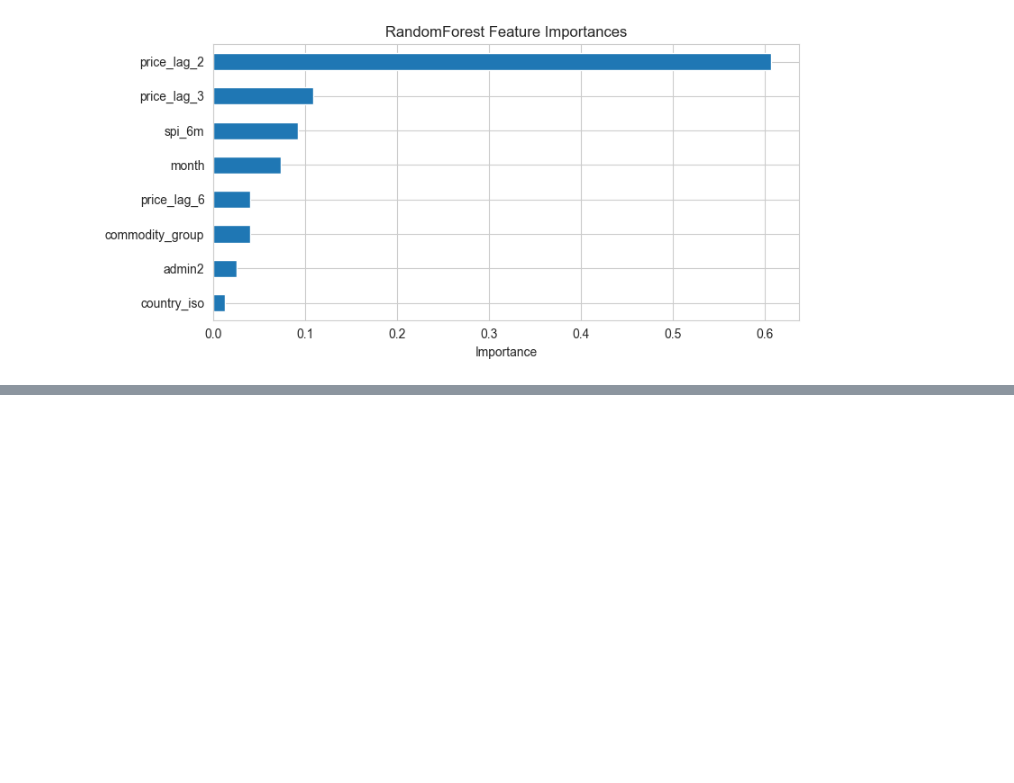
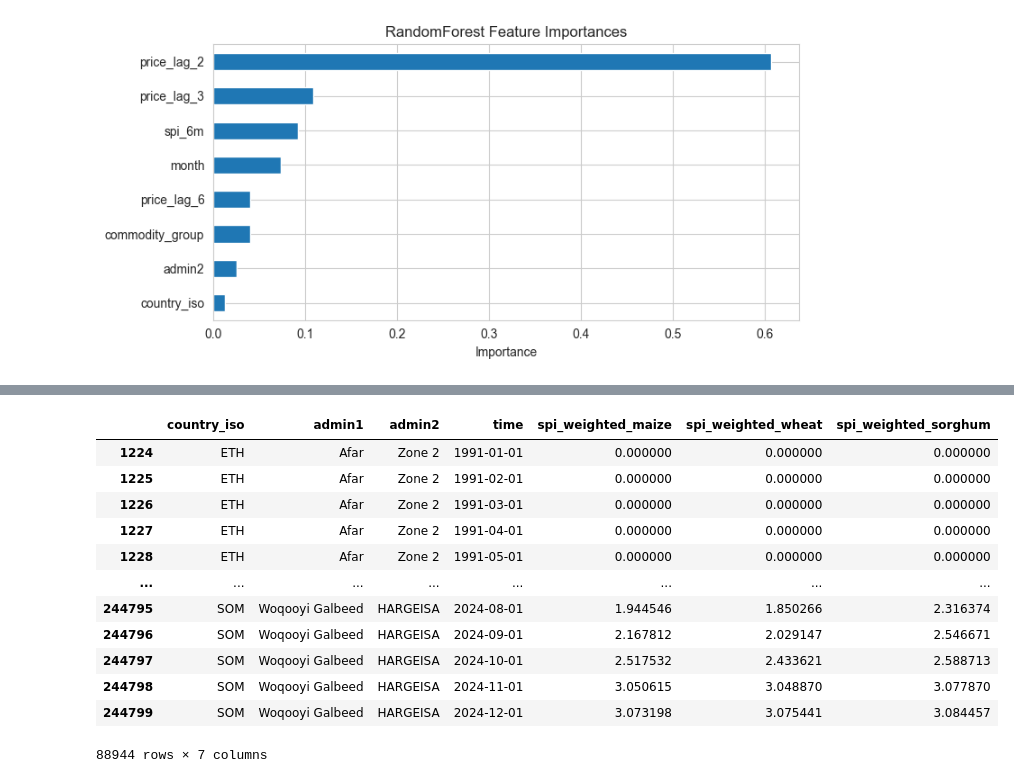
Before and after one commit to halim-jun/subnational_price_prediction, a Jupyter notebook: src/notebook/subnational_level_prediction_baseline.ipynb, the cells around one changed output, grey strips where cells are left out. Drawn from its saved outputs; the diff is of its cells as text; code cells hidden in the pictures; blank space fills up the shorter version.

```diff
--- a/src/notebook/subnational_level_prediction_baseline.ipynb
+++ b/src/notebook/subnational_level_prediction_baseline.ipynb
@@ -384,0 +530,17 @@ plt.show()
+# %%
+output = pd.read_csv("../../data/processed/spi/weighted_spi_indices_east_africa.csv")
+output.dropna()
+# %% [output]
+|  | country_iso | admin1 | admin2 | time | spi_weighted_maize | spi_weighted_wheat | spi_weighted_sorghum |
+| 1224 | ETH | Afar | Zone 2 | 1991-01-01 | 0.000000 | 0.000000 | 0.000000 |
+| 1225 | ETH | Afar | Zone 2 | 1991-02-01 | 0.000000 | 0.000000 | 0.000000 |
+| 1226 | ETH | Afar | Zone 2 | 1991-03-01 | 0.000000 | 0.000000 | 0.000000 |
+| 1227 | ETH | Afar | Zone 2 | 1991-04-01 | 0.000000 | 0.000000 | 0.000000 |
+| 1228 | ETH | Afar | Zone 2 | 1991-05-01 | 0.000000 | 0.000000 | 0.000000 |
+| ... | ... | ... | ... | ... | ... | ... | ... |
+| 244795 | SOM | Woqooyi Galbeed | HARGEISA | 2024-08-01 | 1.944546 | 1.850266 | 2.316374 |
+| 244796 | SOM | Woqooyi Galbeed | HARGEISA | 2024-09-01 | 2.167812 | 2.029147 | 2.546671 |
+| 244797 | SOM | Woqooyi Galbeed | HARGEISA | 2024-10-01 | 2.517532 | 2.433621 | 2.588713 |
+| 244798 | SOM | Woqooyi Galbeed | HARGEISA | 2024-11-01 | 3.050615 | 3.048870 | 3.077870 |
+| 244799 | SOM | Woqooyi Galbeed | HARGEISA | 2024-12-01 | 3.073198 | 3.075441 | 3.084457 |
+88944 rows × 7 columns
```
Also changed, not shown: parts of 12 cells of this notebook, 29 other files.
